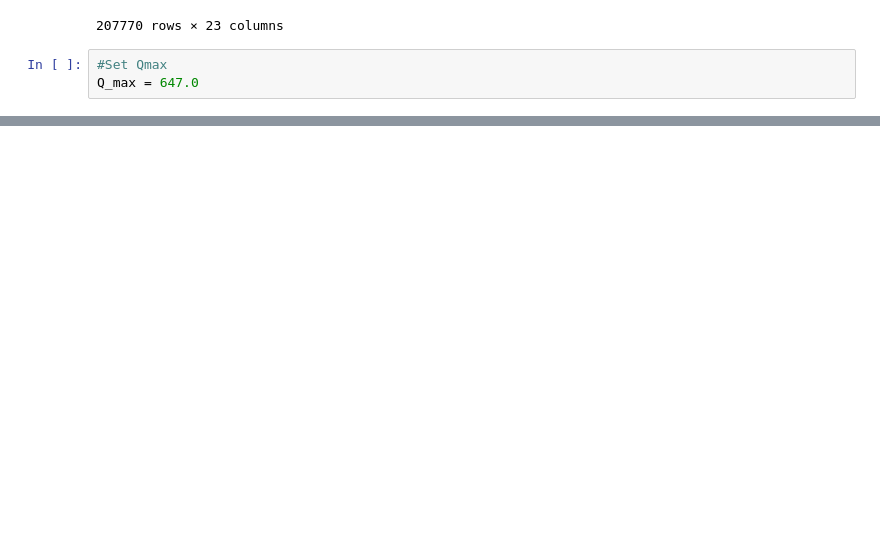
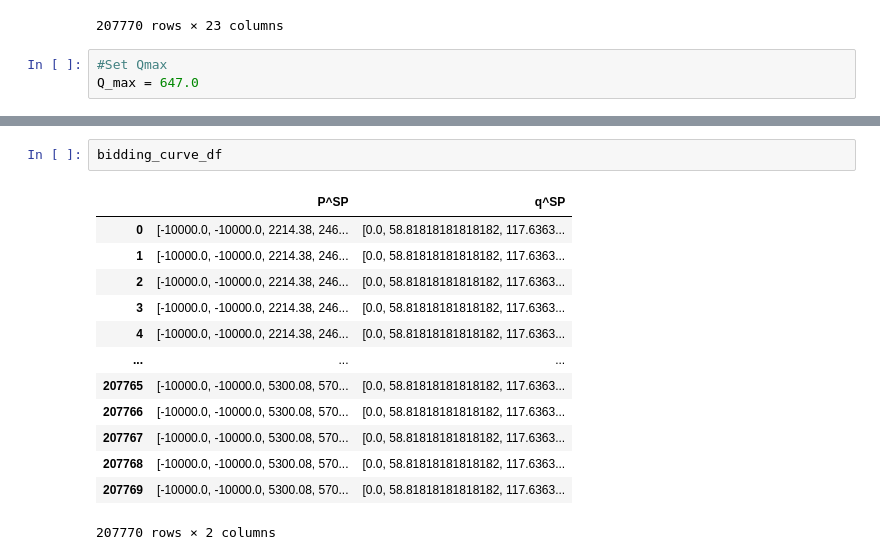
Before and after one commit to gbrosell/maroon-archers, a Jupyter notebook: K-medoids.ipynb, the cells around one changed output, grey strips where cells are left out. Cells and saved outputs as stored; diff of their text form; blank space fills up the shorter version.

```diff
--- a/K-medoids.ipynb
+++ b/K-medoids.ipynb
@@ -96,0 +97,16 @@ plt.show()
+# %%
+bidding_curve_df
+# %% [output]
+|  | P^SP | q^SP |
+| 0 | [-10000.0, -10000.0, 2214.38, 246... | [0.0, 58.81818181818182, 117.6363... |
+| 1 | [-10000.0, -10000.0, 2214.38, 246... | [0.0, 58.81818181818182, 117.6363... |
+| 2 | [-10000.0, -10000.0, 2214.38, 246... | [0.0, 58.81818181818182, 117.6363... |
+| 3 | [-10000.0, -10000.0, 2214.38, 246... | [0.0, 58.81818181818182, 117.6363... |
+| 4 | [-10000.0, -10000.0, 2214.38, 246... | [0.0, 58.81818181818182, 117.6363... |
+| ... | ... | ... |
+| 207765 | [-10000.0, -10000.0, 5300.08, 570... | [0.0, 58.81818181818182, 117.6363... |
+| 207766 | [-10000.0, -10000.0, 5300.08, 570... | [0.0, 58.81818181818182, 117.6363... |
+| 207767 | [-10000.0, -10000.0, 5300.08, 570... | [0.0, 58.81818181818182, 117.6363... |
+| 207768 | [-10000.0, -10000.0, 5300.08, 570... | [0.0, 58.81818181818182, 117.6363... |
+| 207769 | [-10000.0, -10000.0, 5300.08, 570... | [0.0, 58.81818181818182, 117.6363... |
+207770 rows × 2 columns
```
Also changed, not shown: parts of 5 cells of this notebook.
